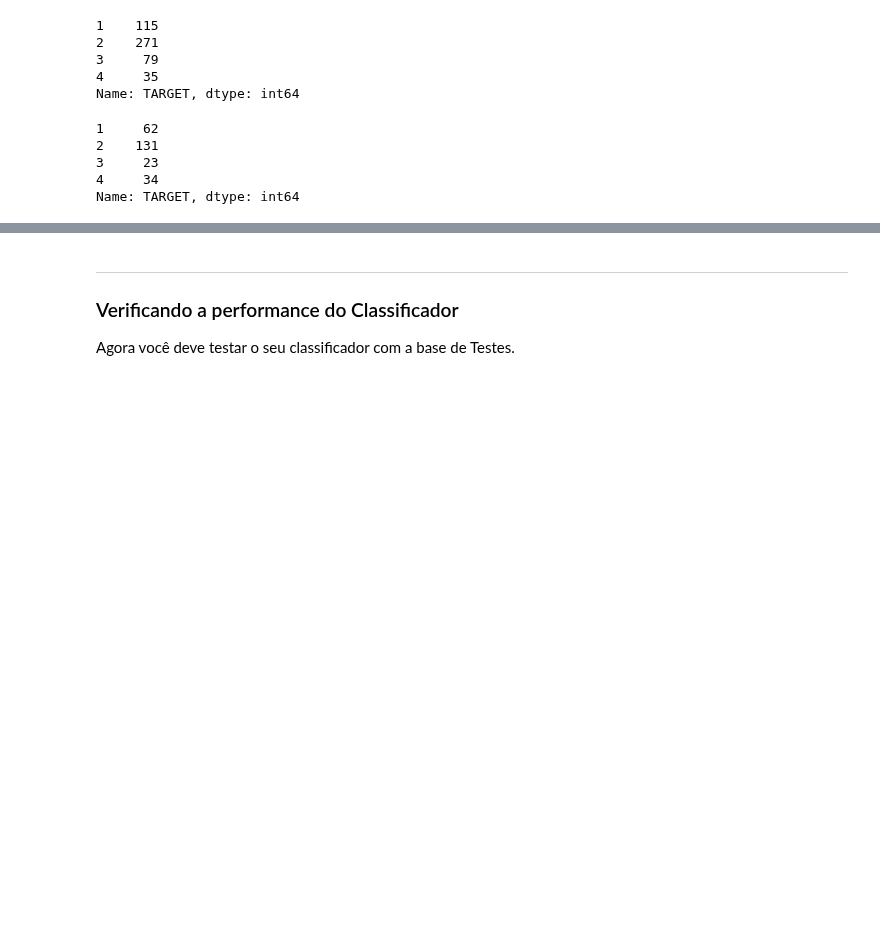
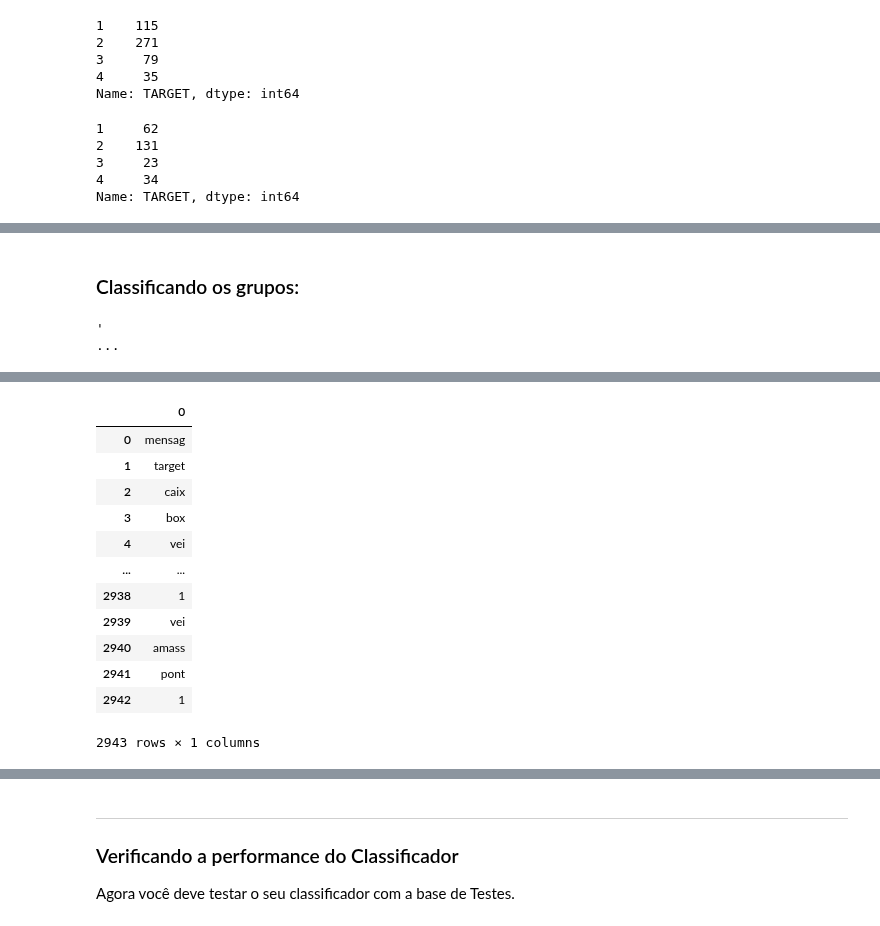
Before and after one commit to EnzoSilva14/Amazon_Review_Classifier, a Jupyter notebook: Projeto1 Template.ipynb, the cells around one changed output, grey strips where cells are left out. Saved outputs shown, nothing was run; the diff lists cells and outputs as text; code cells hidden in the pictures; blank space fills up the shorter version.

Commit message:
Texto

```diff
--- a/Projeto1 Template.ipynb
+++ b/Projeto1 Template.ipynb
@@ -124,6 +129,33 @@ def stemming(lista_texto):
         new_list.append(stemmer.stem(palavra))
 
     return new_list
-# %%
-
-series_texto = pd.Series(new_list)
+# %%
+def vira_texto(s):
+    texto = s.to_string(index=False)
+    return texto
+# %%
+def roda_tudo(texto):
+    texto1 = vira_texto(texto)
+    texto2 = cleanup(texto1)
+    texto3 = tokenize(texto2)
+    texto4 = stop_words(texto3)
+    texto5 = stemming(texto4)
+    series_texto = pd.Series(texto5).to_frame()
+    return series_texto
+# %% [markdown]
+### Classificando os grupos:
+# %%
+Grupo1 = train.loc[train.TARGET == 1, :]
+
+Grupo2 = train.loc[train.TARGET == 2, :]
+
+Grupo3 = train.loc[train.TARGET == 3, :]
+
+Grupo4 = train.loc[train.TARGET == 4, :]
+# %%
+vira_texto(Grupo1)
+# %% [output]
+'                                                                                                                                                                                                        ...
+# %%
+roda_tudo(Grupo1)
+# %% [output]
@@ -129,0 +165,13 @@ series_texto = pd.Series(new_list)
+|  | 0 |
+| 0 | mensag |
+| 1 | target |
+| 2 | caix |
+| 3 | box |
+| 4 | vei |
+| ... | ... |
+| 2938 | 1 |
+| 2939 | vei |
+| 2940 | amass |
+| 2941 | pont |
+| 2942 | 1 |
+2943 rows × 1 columns
```
Also changed, not shown: parts of 5 cells of this notebook.
